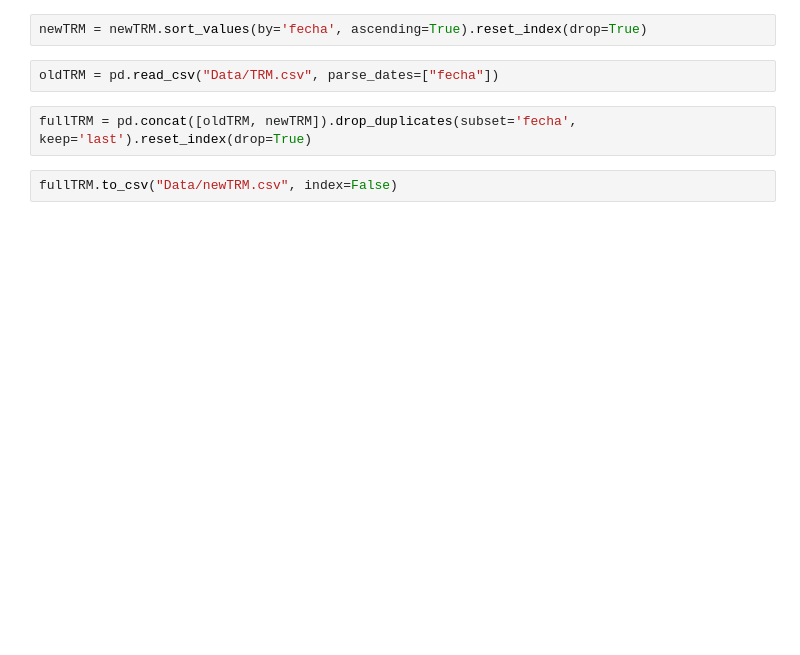
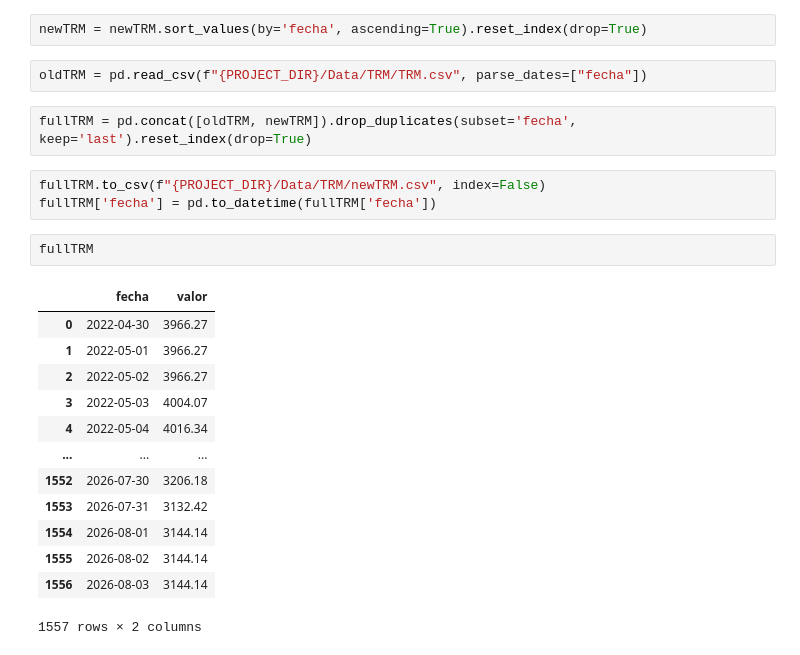
Before and after one commit to Yilap88/Colombia_finance, a Jupyter notebook: Scripts/TRM.ipynb, the cells around one changed output. Drawn from its saved outputs; the diff is of its cells as text; blank space fills up the shorter version.

```diff
--- a/Scripts/TRM.ipynb
+++ b/Scripts/TRM.ipynb
@@ -38,8 +42,25 @@ print(newTRM.head())
 # %%
 newTRM = newTRM.sort_values(by='fecha', ascending=True).reset_index(drop=True)
 # %%
-oldTRM = pd.read_csv("Data/TRM.csv", parse_dates=["fecha"])
+oldTRM = pd.read_csv(f"{PROJECT_DIR}/Data/TRM/TRM.csv", parse_dates=["fecha"])
 # %%
 fullTRM = pd.concat([oldTRM, newTRM]).drop_duplicates(subset='fecha', keep='last').reset_index(drop=True)
 # %%
-fullTRM.to_csv("Data/newTRM.csv", index=False)
+fullTRM.to_csv(f"{PROJECT_DIR}/Data/TRM/newTRM.csv", index=False)
+fullTRM['fecha'] = pd.to_datetime(fullTRM['fecha'])
+# %%
+fullTRM
+# %% [output]
+|  | fecha | valor |
+| 0 | 2022-04-30 | 3966.27 |
+| 1 | 2022-05-01 | 3966.27 |
+| 2 | 2022-05-02 | 3966.27 |
+| 3 | 2022-05-03 | 4004.07 |
+| 4 | 2022-05-04 | 4016.34 |
+| ... | ... | ... |
+| 1552 | 2026-07-30 | 3206.18 |
+| 1553 | 2026-07-31 | 3132.42 |
+| 1554 | 2026-08-01 | 3144.14 |
+| 1555 | 2026-08-02 | 3144.14 |
+| 1556 | 2026-08-03 | 3144.14 |
+1557 rows × 2 columns
```
Also changed, not shown: parts of 6 cells of this notebook, 3 other files.
